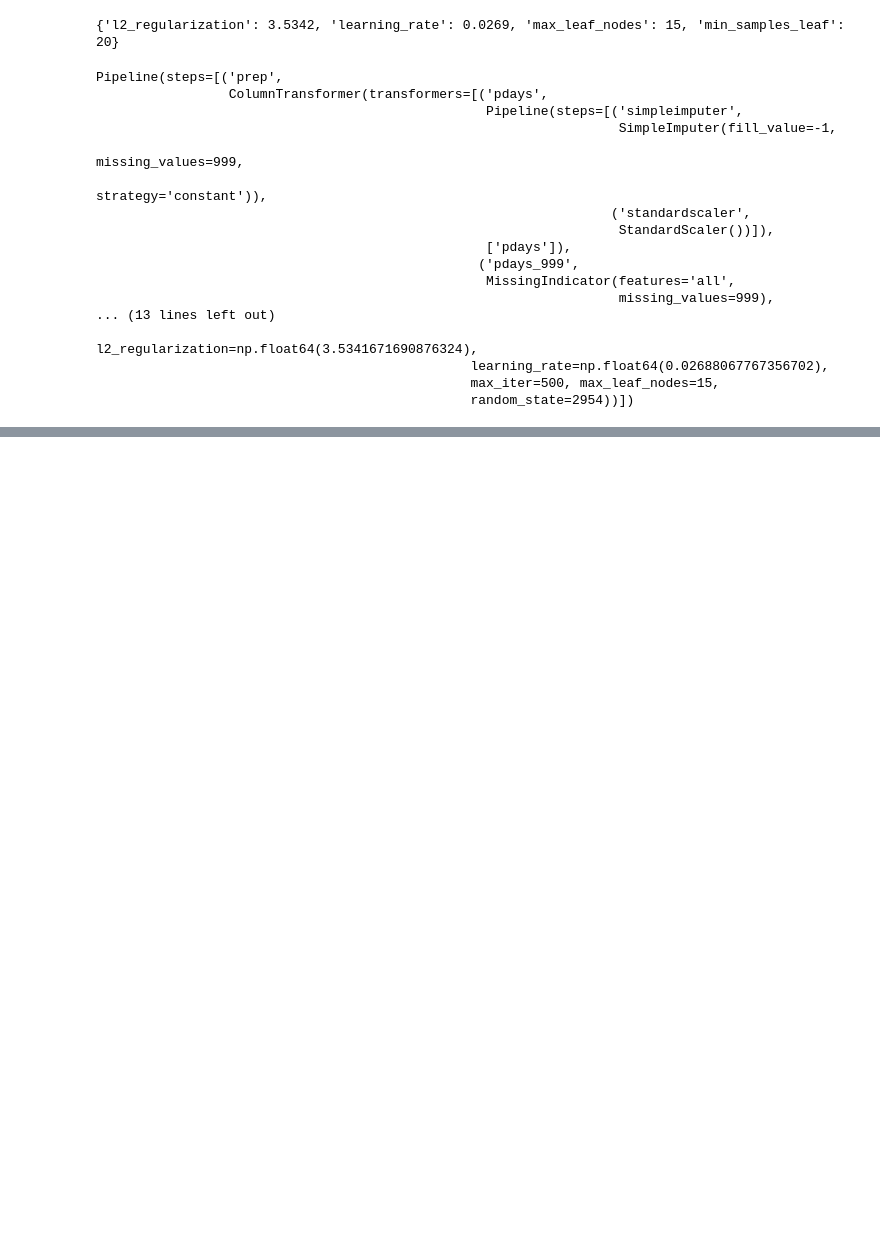
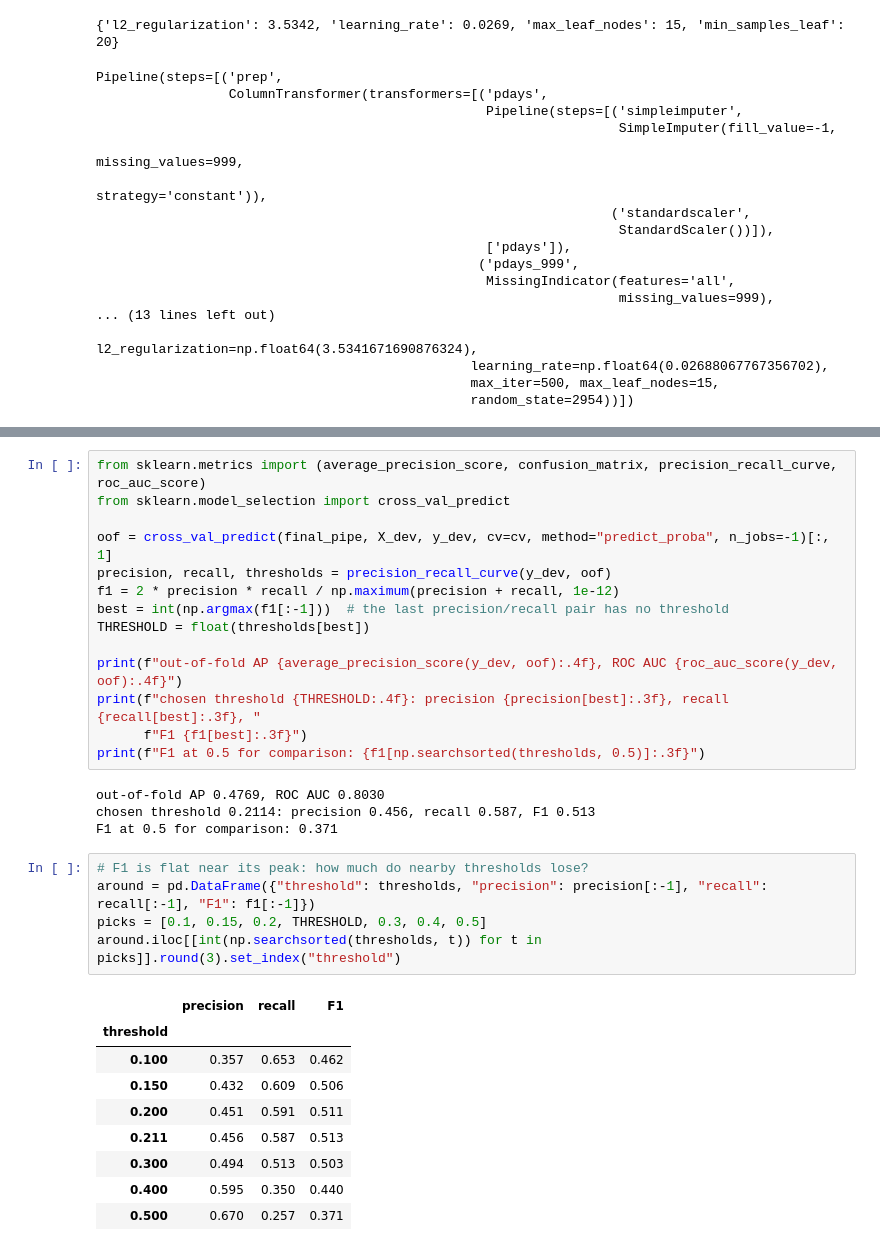
Before and after one commit to abo-code-1/task-03-ML-course, a Jupyter notebook: Imamsidikov_task3.ipynb, the cells around one changed output, grey strips where cells are left out. Saved outputs shown, nothing was run; the diff lists cells and outputs as text; blank space fills up the shorter version.

```diff
--- a/Imamsidikov_task3.ipynb
+++ b/Imamsidikov_task3.ipynb
@@ -841,0 +854,33 @@ Pipeline(steps=[('prep',
+# %%
+from sklearn.metrics import (average_precision_score, confusion_matrix, precision_recall_curve, roc_auc_score)
+from sklearn.model_selection import cross_val_predict
+
+oof = cross_val_predict(final_pipe, X_dev, y_dev, cv=cv, method="predict_proba", n_jobs=-1)[:, 1]
+precision, recall, thresholds = precision_recall_curve(y_dev, oof)
+f1 = 2 * precision * recall / np.maximum(precision + recall, 1e-12)
+best = int(np.argmax(f1[:-1]))  # the last precision/recall pair has no threshold
+THRESHOLD = float(thresholds[best])
+
+print(f"out-of-fold AP {average_precision_score(y_dev, oof):.4f}, ROC AUC {roc_auc_score(y_dev, oof):.4f}")
+print(f"chosen threshold {THRESHOLD:.4f}: precision {precision[best]:.3f}, recall {recall[best]:.3f}, "
+      f"F1 {f1[best]:.3f}")
+print(f"F1 at 0.5 for comparison: {f1[np.searchsorted(thresholds, 0.5)]:.3f}")
+# %% [output]
+out-of-fold AP 0.4769, ROC AUC 0.8030
+chosen threshold 0.2114: precision 0.456, recall 0.587, F1 0.513
+F1 at 0.5 for comparison: 0.371
+# %%
+# F1 is flat near its peak: how much do nearby thresholds lose?
+around = pd.DataFrame({"threshold": thresholds, "precision": precision[:-1], "recall": recall[:-1], "F1": f1[:-1]})
+picks = [0.1, 0.15, 0.2, THRESHOLD, 0.3, 0.4, 0.5]
+around.iloc[[int(np.searchsorted(thresholds, t)) for t in picks]].round(3).set_index("threshold")
+# %% [output]
+|  | precision | recall | F1 |
+| threshold |  |  |  |
+| 0.100 | 0.357 | 0.653 | 0.462 |
+| 0.150 | 0.432 | 0.609 | 0.506 |
+| 0.200 | 0.451 | 0.591 | 0.511 |
+| 0.211 | 0.456 | 0.587 | 0.513 |
+| 0.300 | 0.494 | 0.513 | 0.503 |
+| 0.400 | 0.595 | 0.350 | 0.440 |
+| 0.500 | 0.670 | 0.257 | 0.371 |
```
Also changed, not shown: parts of 8 cells of this notebook, 1 other file.
